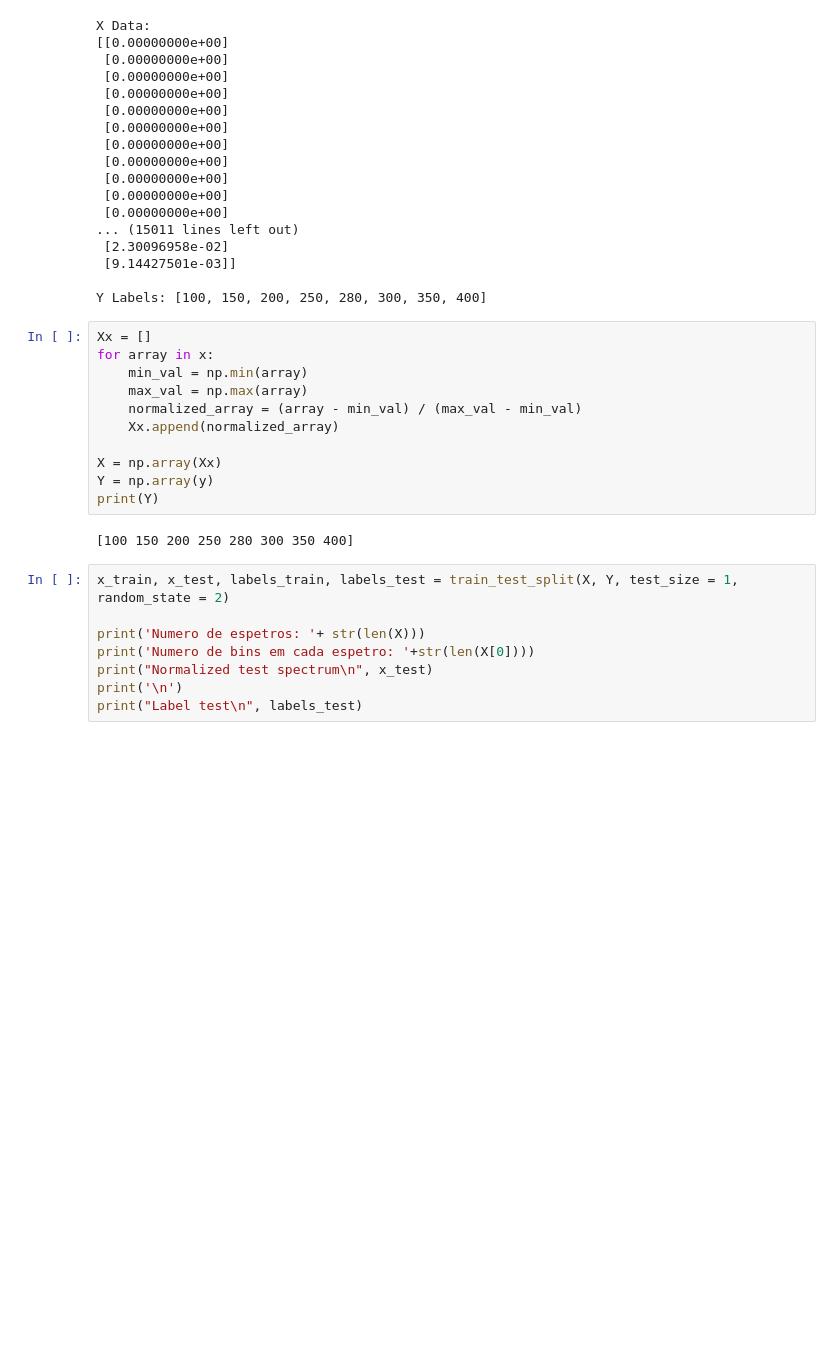
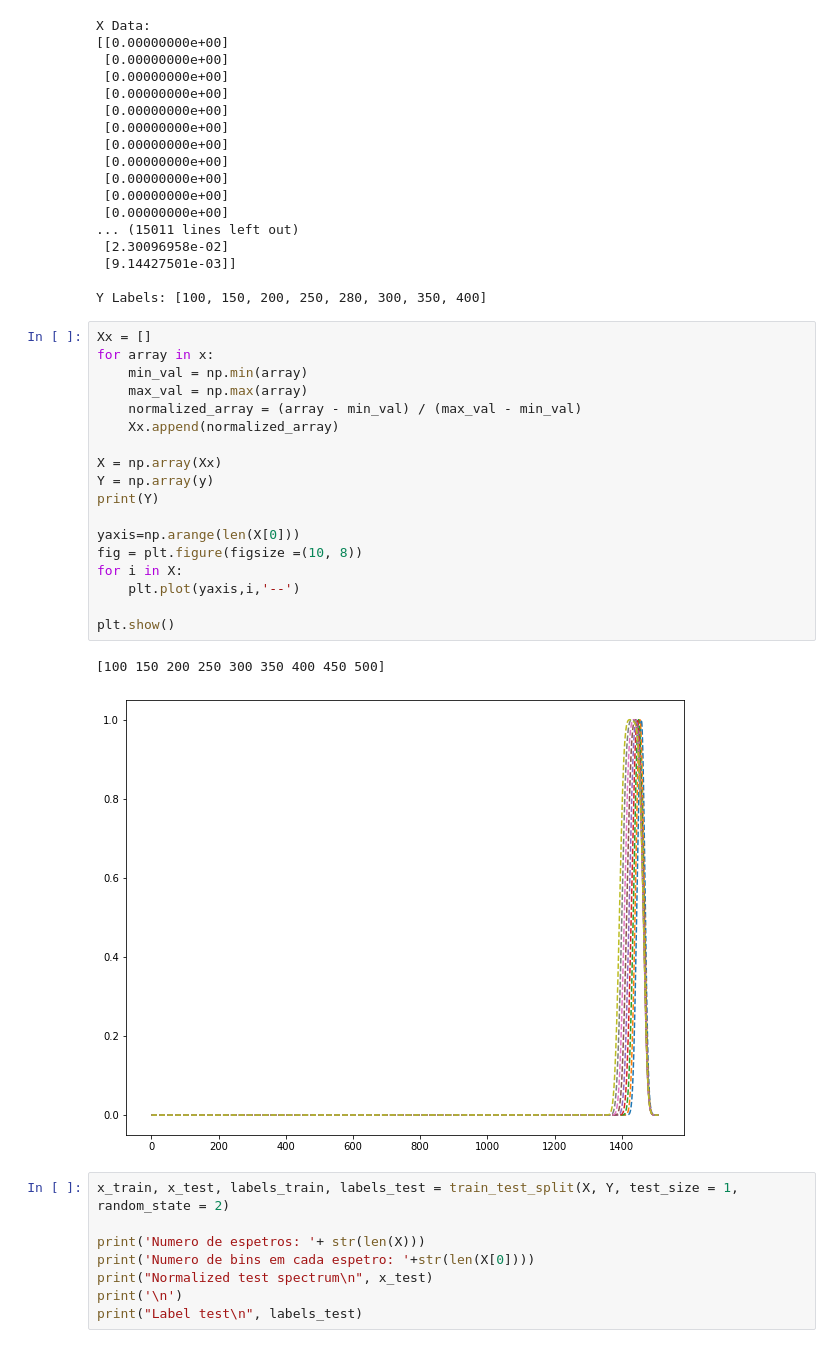
Before and after one commit to bernardombsoares/AI_Analysis_RBS_Spectra, a Jupyter notebook: rbs_ann.ipynb, the cells around one changed output. Drawn from its saved outputs; the diff is of its cells as text; blank space fills up the shorter version.

```diff
--- a/rbs_ann.ipynb
+++ b/rbs_ann.ipynb
@@ -47,16 +47,24 @@ Y Labels: [100, 150, 200, 250, 280, 300, 350, 400]
 # %%
 Xx = []
 for array in x:
     min_val = np.min(array)
     max_val = np.max(array)
     normalized_array = (array - min_val) / (max_val - min_val)
     Xx.append(normalized_array)
 
 X = np.array(Xx)
 Y = np.array(y)
 print(Y)
+
+yaxis=np.arange(len(X[0]))
+fig = plt.figure(figsize =(10, 8))
+for i in X:
+    plt.plot(yaxis,i,'--')
+
+plt.show()
 # %% [output]
-[100 150 200 250 280 300 350 400]
+[100 150 200 250 300 350 400 450 500]
+[figure, added]
 # %%
 x_train, x_test, labels_train, labels_test = train_test_split(X, Y, test_size = 1, random_state = 2)
 
```
Also changed, not shown: parts of 22 cells of this notebook.
